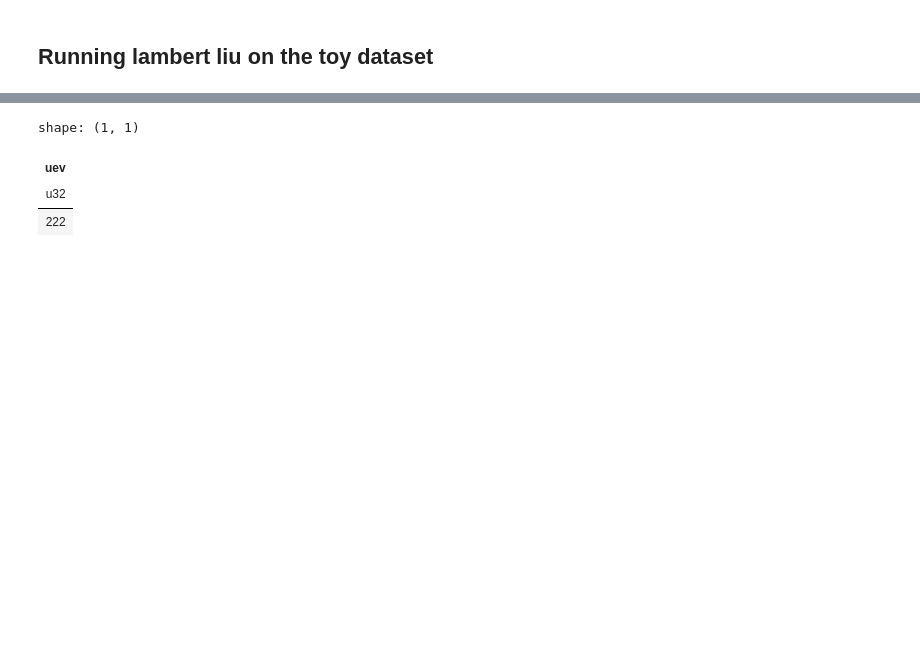
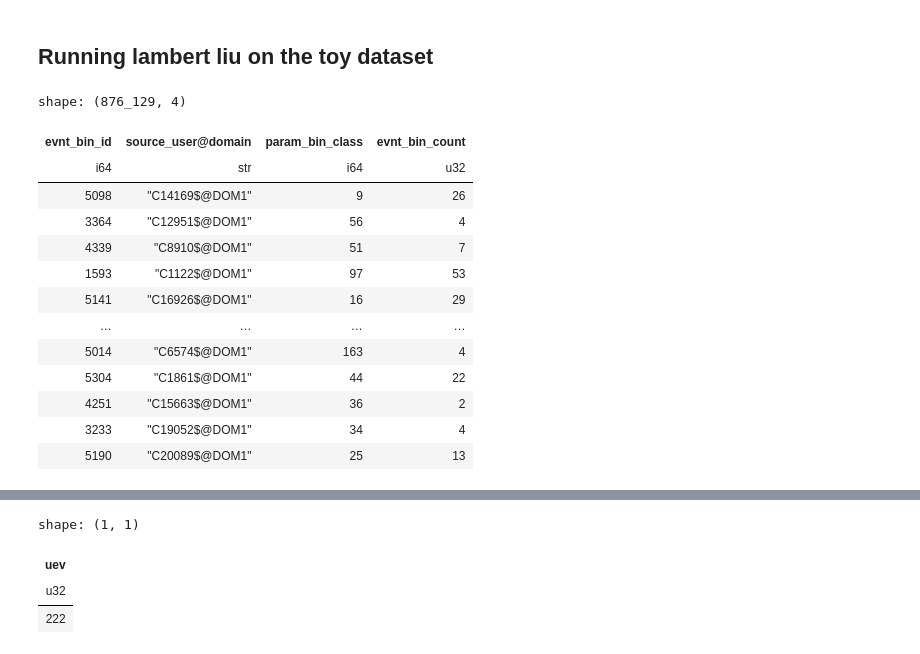
Before and after one commit to adam-broomhead/cybersecurity_thesis, a Jupyter notebook: notebooks/Pipeline/101_toy_lambert_liu.ipynb, the cells around one changed output, grey strips where cells are left out. Saved outputs shown, nothing was run; the diff lists cells and outputs as text; code cells hidden in the pictures; blank space fills up the shorter version.

```diff
--- a/notebooks/Pipeline/101_toy_lambert_liu.ipynb
+++ b/notebooks/Pipeline/101_toy_lambert_liu.ipynb
@@ -20,4 +168,7 @@ toy_dataset.write_parquet(f'/home/ma/a/alb25/Project/thesis_code/data/processed/
 ## Running lambert liu on the toy dataset
 # %%
 df = pl.read_parquet('/home/ma/a/alb25/Project/thesis_code/data/processed/intermediate/toy_dataset.parquet')
+# %%
+df_init = df.filter(pl.col('time') < pl.duration(days=7))
+df_online = df.filter(pl.col('time') >= pl.duration(days=7))
 # %%
@@ -111 +281,18 @@ def calc_mu_lambda(df, param_bin_width, evnt_bin_width):
+# %%
+create_bins_and_counts(df_online, 60, 10)
+# %% [output]
+shape: (876_129, 4)
+| evnt_bin_id | source_user@domain | param_bin_class | evnt_bin_count |
+| i64 | str | i64 | u32 |
+| 5098 | "C14169$@DOM1" | 9 | 26 |
+| 3364 | "C12951$@DOM1" | 56 | 4 |
+| 4339 | "C8910$@DOM1" | 51 | 7 |
+| 1593 | "C1122$@DOM1" | 97 | 53 |
+| 5141 | "C16926$@DOM1" | 16 | 29 |
+| … | … | … | … |
+| 5014 | "C6574$@DOM1" | 163 | 4 |
+| 5304 | "C1861$@DOM1" | 44 | 22 |
+| 4251 | "C15663$@DOM1" | 36 | 2 |
+| 3233 | "C19052$@DOM1" | 34 | 4 |
+| 5190 | "C20089$@DOM1" | 25 | 13 |
 # %%
```
Also changed, not shown: parts of 31 cells of this notebook.
